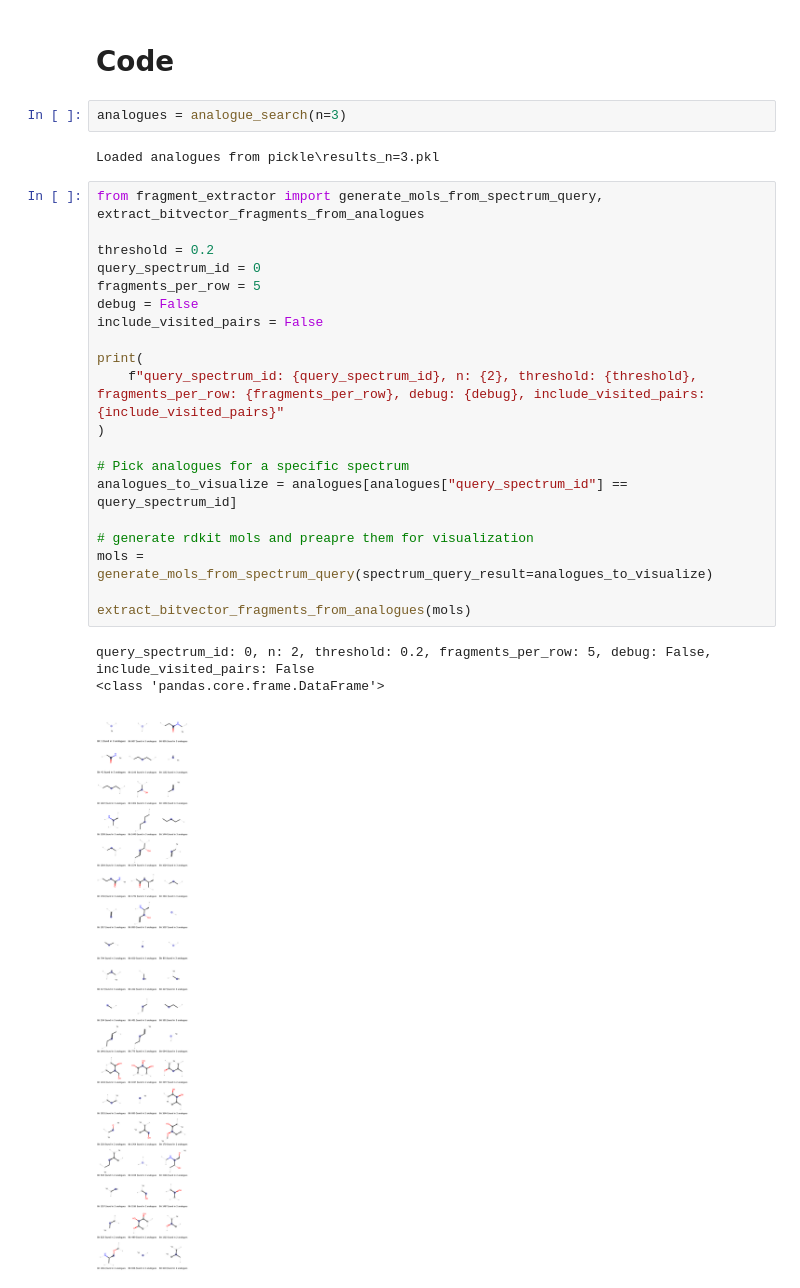
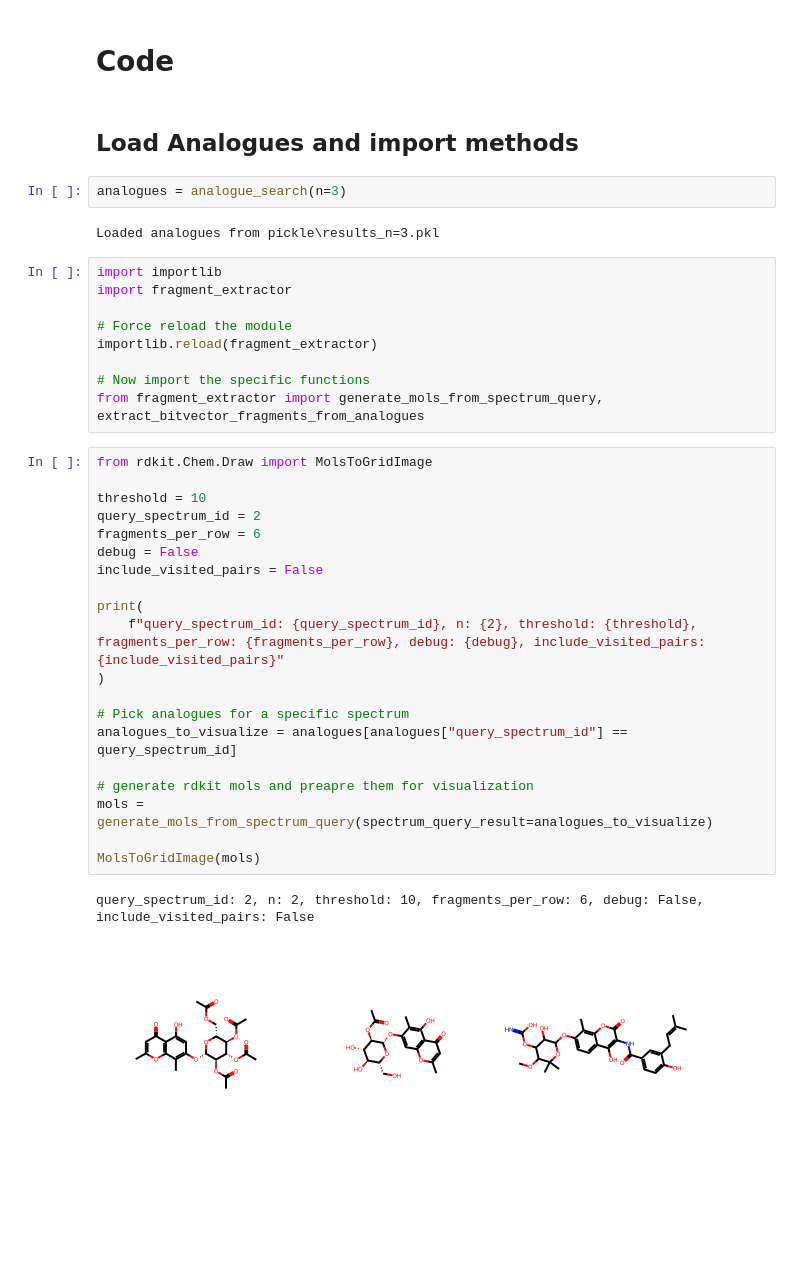
Before and after one commit to Knerten0815/master-thesis-code, a Jupyter notebook: ChemspaceExplorerExplorer.ipynb, the cells around one changed output. Drawn from its saved outputs; the diff is of its cells as text; blank space fills up the shorter version.

Commit message:
worked on bitvector fragments

```diff
--- a/ChemspaceExplorerExplorer.ipynb
+++ b/ChemspaceExplorerExplorer.ipynb
@@ -37,31 +37,41 @@ def analogue_search(n: int = 2):
     return analogues
 # %% [markdown]
 # Code
+# %% [markdown]
+## Load Analogues and import methods
 # %%
 analogues = analogue_search(n=3)
 # %% [output]
 Loaded analogues from pickle\results_n=3.pkl
+# %%
+import importlib
+import fragment_extractor
+
+# Force reload the module
+importlib.reload(fragment_extractor)
+
+# Now import the specific functions
+from fragment_extractor import generate_mols_from_spectrum_query, extract_bitvector_fragments_from_analogues
 # %%
-from fragment_extractor import generate_mols_from_spectrum_query, extract_bitvector_fragments_from_analogues
+from rdkit.Chem.Draw import MolsToGridImage
 
-threshold = 0.2
-query_spectrum_id = 0
-fragments_per_row = 5
+threshold = 10
+query_spectrum_id = 2
+fragments_per_row = 6
 debug = False
 include_visited_pairs = False
 
 print(
     f"query_spectrum_id: {query_spectrum_id}, n: {2}, threshold: {threshold}, fragments_per_row: {fragments_per_row}, debug: {debug}, include_visited_pairs: {include_visited_pairs}"
 )
 
 # Pick analogues for a specific spectrum
 analogues_to_visualize = analogues[analogues["query_spectrum_id"] == query_spectrum_id]
 
 # generate rdkit mols and preapre them for visualization
 mols = generate_mols_from_spectrum_query(spectrum_query_result=analogues_to_visualize)
 
-extract_bitvector_fragments_from_analogues(mols)
+MolsToGridImage(mols)
 # %% [output]
-query_spectrum_id: 0, n: 2, threshold: 0.2, fragments_per_row: 5, debug: False, include_visited_pairs: False
-<class 'pandas.core.frame.DataFrame'>
+query_spectrum_id: 2, n: 2, threshold: 10, fragments_per_row: 6, debug: False, include_visited_pairs: False
-[figure, old version]
+[figure, new version]
```
Also changed, not shown: parts of 3 cells of this notebook.
